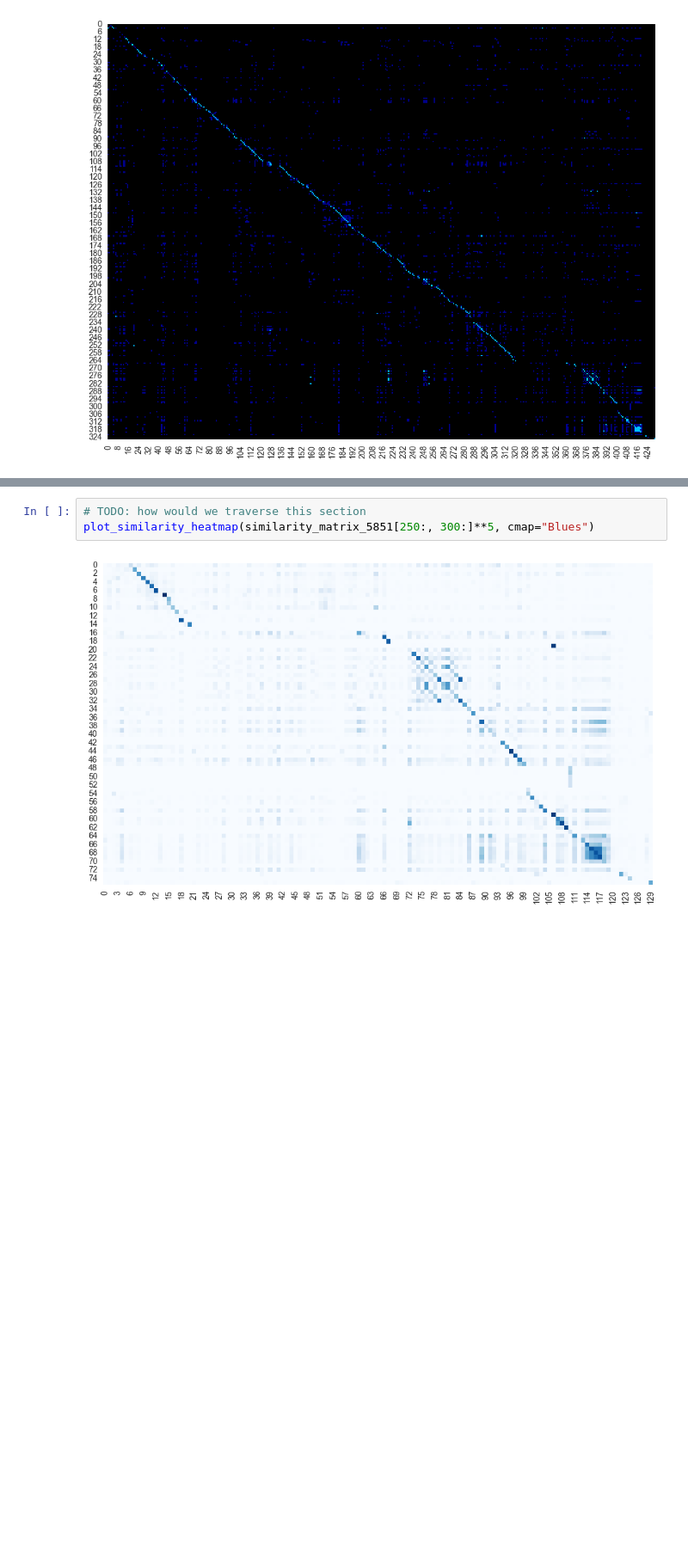
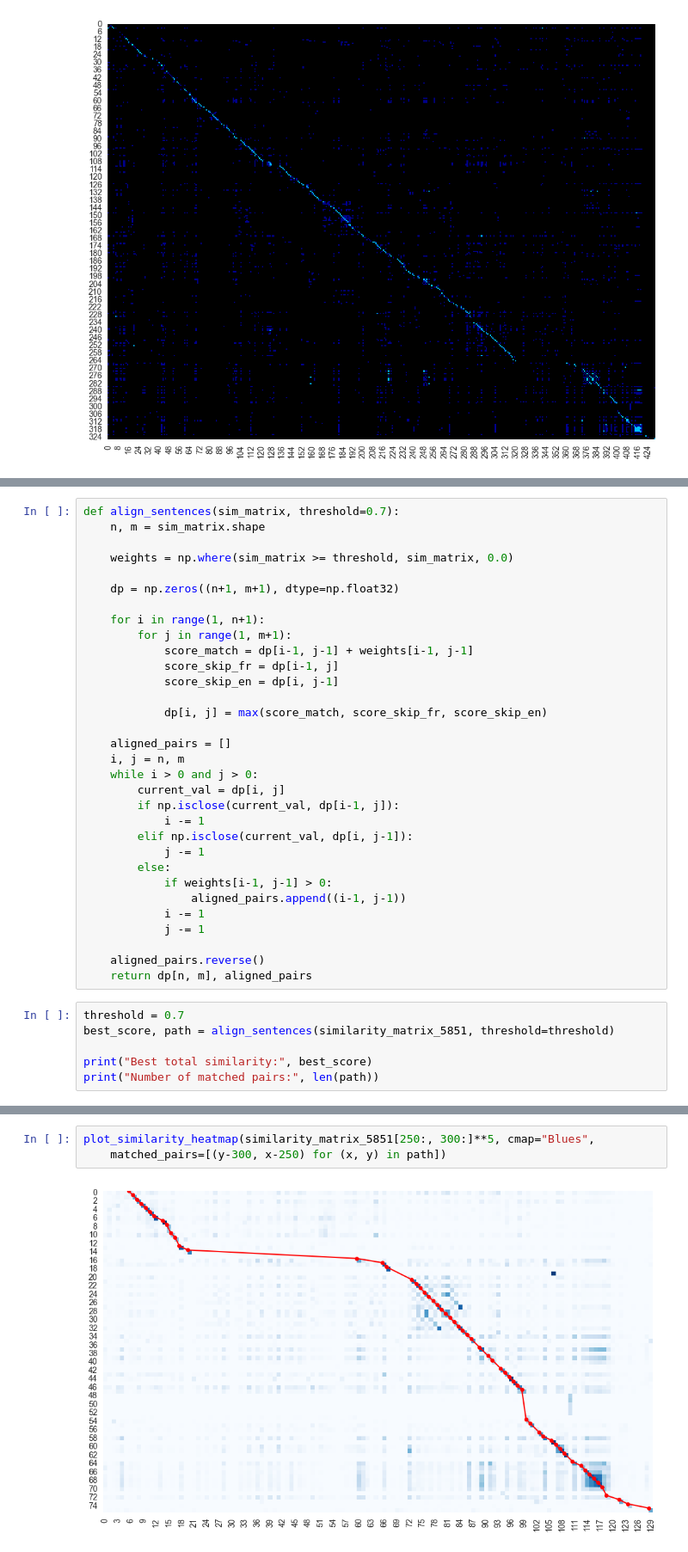
Before and after one commit to KevinCarr42/AI-Translation, a Jupyter notebook: fr_eng_cleaning_chunking.ipynb, the cells around one changed output, grey strips where cells are left out. Shown at 86% size. Cells and saved outputs as stored; diff of their text form; blank space fills up the shorter version.

```diff
--- a/fr_eng_cleaning_chunking.ipynb
+++ b/fr_eng_cleaning_chunking.ipynb
@@ -824,0 +772,38 @@ plot_similarity_heatmap(
+# %%
+def align_sentences(sim_matrix, threshold=0.7):
+    n, m = sim_matrix.shape
+
+    weights = np.where(sim_matrix >= threshold, sim_matrix, 0.0)
+
+    dp = np.zeros((n+1, m+1), dtype=np.float32)
+
+    for i in range(1, n+1):
+        for j in range(1, m+1):
+            score_match = dp[i-1, j-1] + weights[i-1, j-1]
+            score_skip_fr = dp[i-1, j]
+            score_skip_en = dp[i, j-1]
+
+            dp[i, j] = max(score_match, score_skip_fr, score_skip_en)
+
+    aligned_pairs = []
+    i, j = n, m
+    while i > 0 and j > 0:
+        current_val = dp[i, j]
+        if np.isclose(current_val, dp[i-1, j]):
+            i -= 1
+        elif np.isclose(current_val, dp[i, j-1]):
+            j -= 1
+        else:
+            if weights[i-1, j-1] > 0:
+                aligned_pairs.append((i-1, j-1))
+            i -= 1
+            j -= 1
+
+    aligned_pairs.reverse()
+    return dp[n, m], aligned_pairs
+# %%
+threshold = 0.7
+best_score, path = align_sentences(similarity_matrix_5851, threshold=threshold)
+
+print("Best total similarity:", best_score)
+print("Number of matched pairs:", len(path))
@@ -825,5 +829,5 @@ plot_similarity_heatmap(
 # %%
-# TODO: how would we traverse this section
-plot_similarity_heatmap(similarity_matrix_5851[250:, 300:]**5, cmap="Blues")
+plot_similarity_heatmap(similarity_matrix_5851[250:, 300:]**5, cmap="Blues",
+    matched_pairs=[(y-300, x-250) for (x, y) in path])
 # %% [output]
-[figure, old version]
+[figure, new version]
```
Also changed, not shown: parts of 14 cells of this notebook.
